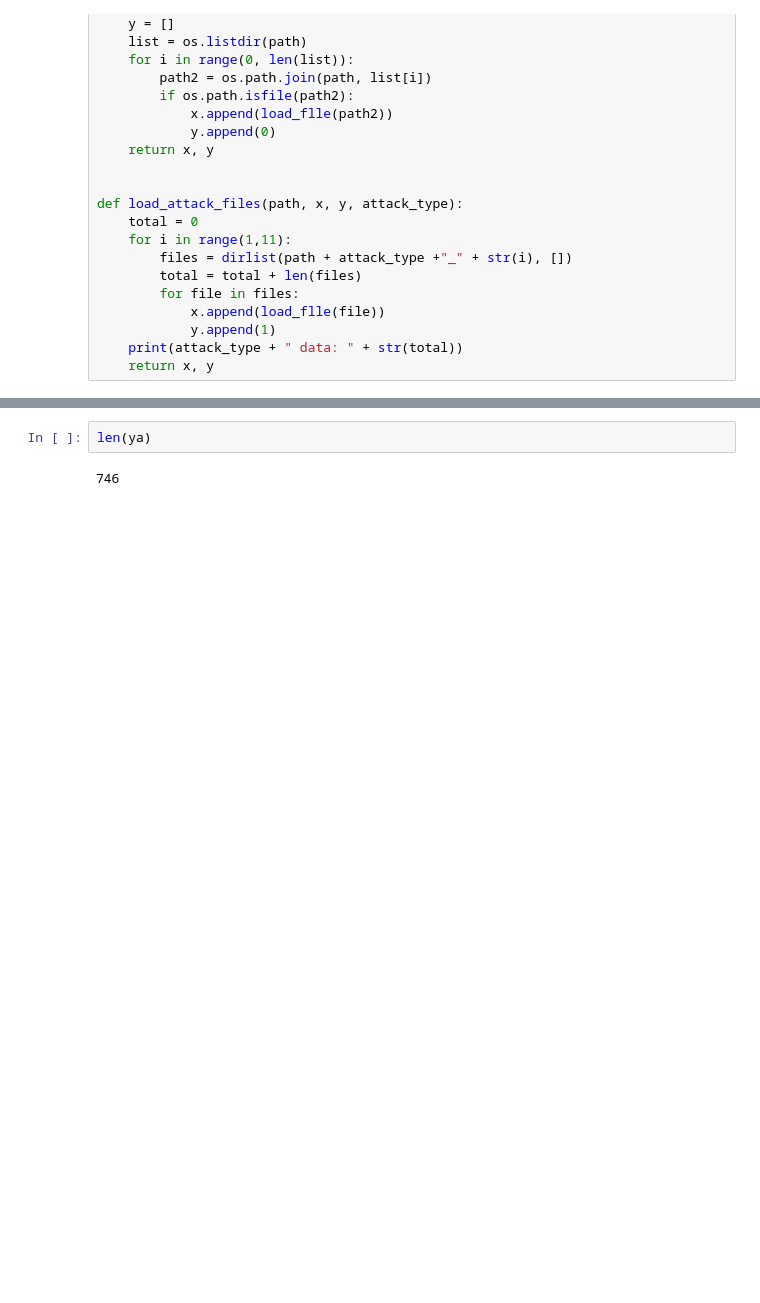
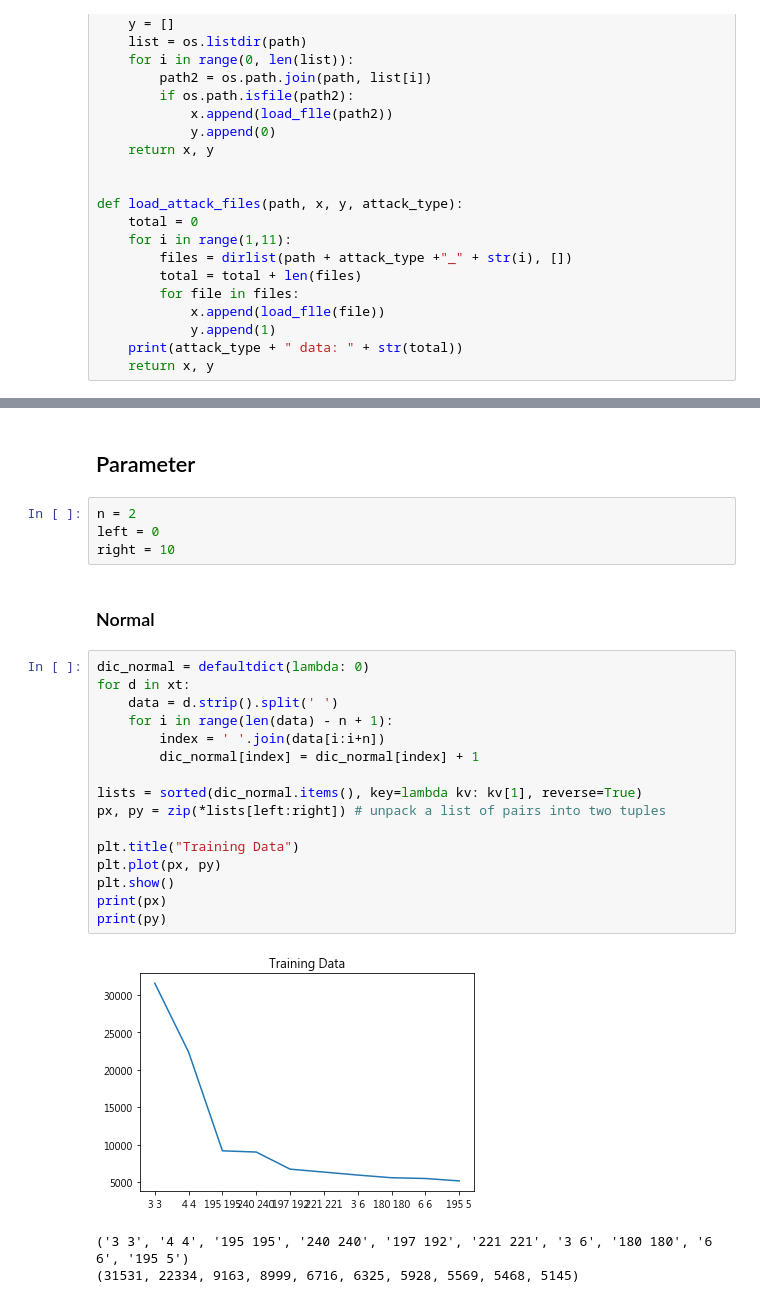
Before and after one commit to star32134212/Graph_Mining_Project, a Jupyter notebook: GraphMiningProject.ipynb, the cells around one changed output, grey strips where cells are left out. Cells and saved outputs as stored; diff of their text form; blank space fills up the shorter version.

```diff
--- a/GraphMiningProject.ipynb
+++ b/GraphMiningProject.ipynb
@@ -66,7 +68,31 @@ Hydra_SSH data:176
 Java_Meterpreter data:124
 Meterpreter data:75
 Web_Shell data:118
-# %%
-len(ya)
-# %% [output]
-746
+# %% [markdown]
+## Parameter
+# %%
+n = 2
+left = 0
+right = 10
+# %% [markdown]
+### Normal
+# %%
+dic_normal = defaultdict(lambda: 0)
+for d in xt:
+    data = d.strip().split(' ')
+    for i in range(len(data) - n + 1):
+        index = ' '.join(data[i:i+n])
+        dic_normal[index] = dic_normal[index] + 1
+
+lists = sorted(dic_normal.items(), key=lambda kv: kv[1], reverse=True)
+px, py = zip(*lists[left:right]) # unpack a list of pairs into two tuples
+
+plt.title("Training Data")
+plt.plot(px, py)
+plt.show()
+print(px)
+print(py)
+# %% [output]
+[figure, added]
+('3 3', '4 4', '195 195', '240 240', '197 192', '221 221', '3 6', '180 180', '6 6', '195 5')
+(31531, 22334, 9163, 8999, 6716, 6325, 5928, 5569, 5468, 5145)
```
Also changed, not shown: parts of 16 cells of this notebook.
